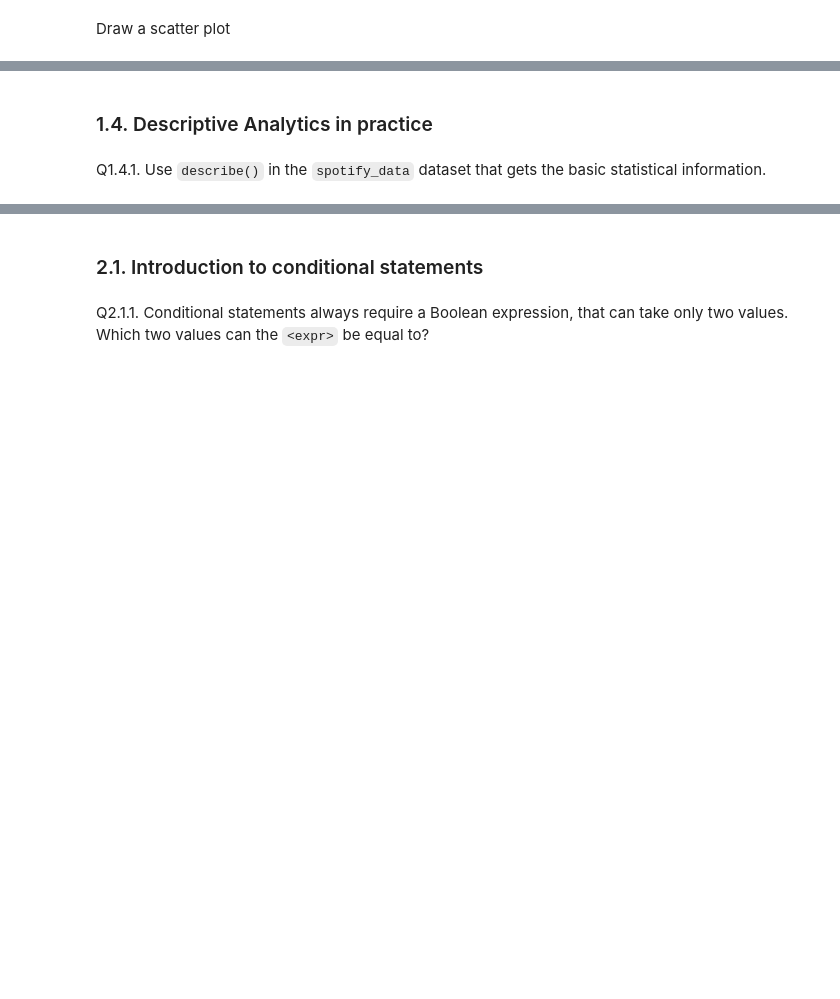
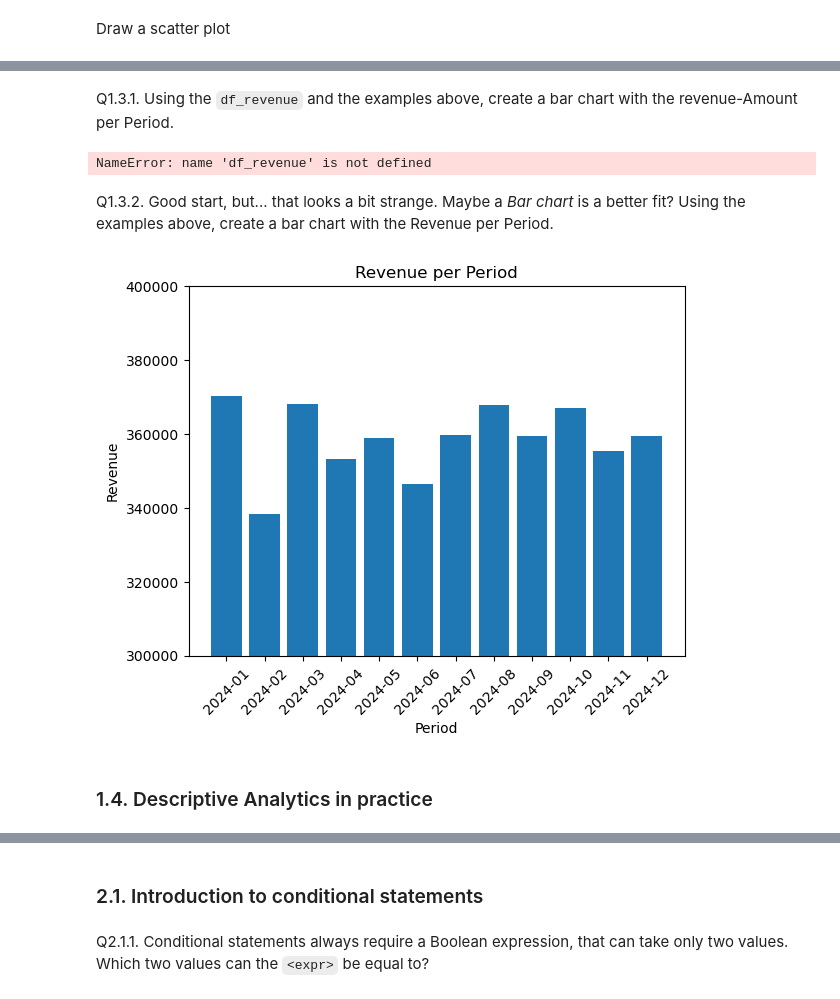
Before and after one commit to Louren/dsa-practica, a Jupyter notebook: Notebooks/1b_answers.ipynb, the cells around one changed output, grey strips where cells are left out. Cells and saved outputs as stored; diff of their text form; code cells hidden in the pictures; blank space fills up the shorter version.

````diff
--- a/Notebooks/1b_answers.ipynb
+++ b/Notebooks/1b_answers.ipynb
@@ -59,0 +22,11 @@ In Python, data visualization is the graphical representation of data to help us
+# %%
+#A1.0.2
+import pandas as pd
+import os
+
+# Disable scientific notation, and enable thousand separator
+pd.options.display.float_format = '{:,.2f}'.format
+
+# Path needs to be adjusted to the location of the file - Louren to set this to proper path for Colab
+gl_data = pd.read_excel(os.path.join(os.getcwd(), "../Datasets/DigiJazz_transactions.xlsx"), sheet_name="GLData");
+gl_data.head(5)
@@ -59,0 +46,8 @@ In Python, data visualization is the graphical representation of data to help us
+# %%
+# A1.0.3
+df_revenue = gl_data[gl_data['AccountType'] == 'Revenue'].reset_index(drop=True)
+
+# Alternatively, you could have filtered on the Account Codes (8001 and 8001) or descriptions.
+# You could also have used the loc function (refer to lecture 1a)
+
+df_revenue.head(3)
@@ -212,4 +194,51 @@ spotify_data
+# %% [markdown]
+Q1.3.1. Using the `df_revenue` and the examples above, create a bar chart with the revenue-Amount per Period.
+# %%
+import matplotlib.pyplot as plt
+
+data = df_revenue.groupby('Period')['Amount'].sum()
+x = data.index
+y = data.values
+
+# Create a bar chart
+plt.plot(x, y)
+
+# Add labels and a title
+
+plt.xlabel('Period')
+plt.ylabel('Revenue')
+plt.title('Revenue per Period')
+plt.xticks(rotation=45) # Rotate the x-axis labels
+plt.show()
+# %% [output]
+NameError: name 'df_revenue' is not defined
+# %% [markdown]
+Q1.3.2. Good start, but... that looks a bit strange. Maybe a *Bar chart* is a better fit? Using the examples above, create a bar chart with the Revenue per Period.
+# %%
+# A1.3.2
+# Hint: this code is exactly the same as 1.3.1. The only difference is marked with <---- below
+
+import matplotlib.pyplot as plt
+
+data = df_revenue.groupby('Period')['Amount'].sum()
+x = data.index
+y = data.values
+
+# Create a bar chart
+plt.bar(x, y) # <---- changed from plot to bar! Easy as that.
+
+# Add labels and a title
+plt.xlabel('Period')
+plt.ylabel('Revenue')
+plt.title('Revenue per Period')
+plt.xticks(rotation=45) # Rotate the x-axis labels
+
+# Bonus (not asked in the question and you don't need to learn this): start the y-axis at 300.000
+plt.ylim(300000, 400000)
+
+# Show the plot
+plt.show()
+# %% [output]
+[figure, added]
 # %% [markdown]
 ### 1.4. Descriptive Analytics in practice
-# %% [markdown]
-Q1.4.1. Use ```describe()```  in the ```spotify_data``` dataset that gets the basic statistical information.
````
Also changed, not shown: parts of 107 cells of this notebook.
